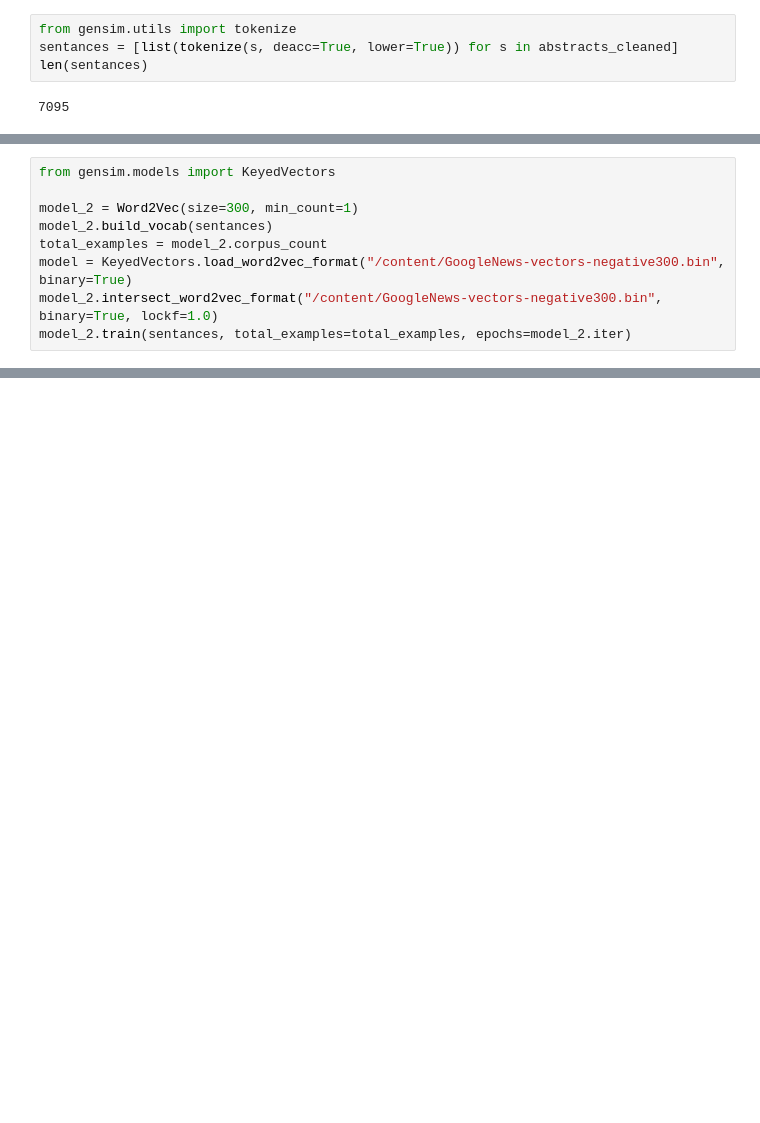
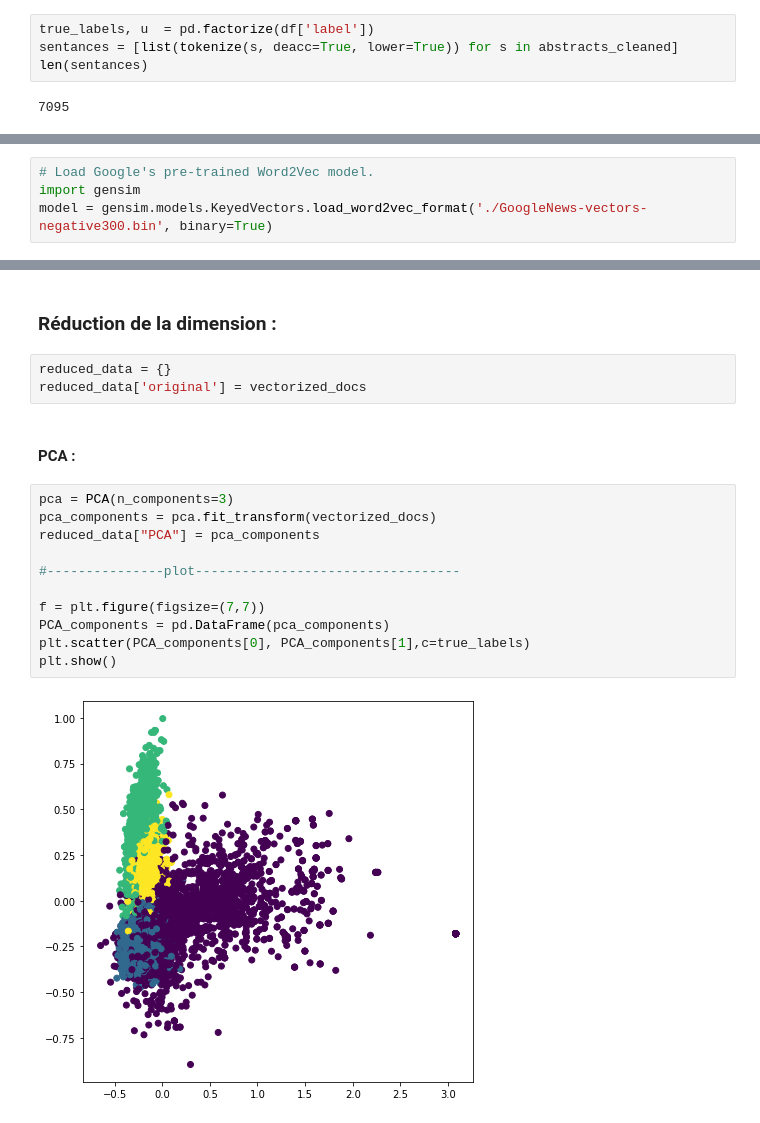
Before and after one commit to SeyfGoumeida/Projet_Mixt_Coclus_Partie1, a Jupyter notebook: Projet_Mixt_Coclus_Partie1.ipynb, the cells around one changed output, grey strips where cells are left out. Saved outputs shown, nothing was run; the diff lists cells and outputs as text; blank space fills up the shorter version.

```diff
--- a/Projet_Mixt_Coclus_Partie1.ipynb
+++ b/Projet_Mixt_Coclus_Partie1.ipynb
@@ -114,5 +117,5 @@ len(abstracts_cleaned)
 # %%
-from gensim.utils import tokenize
+true_labels, u  = pd.factorize(df['label'])
 sentances = [list(tokenize(s, deacc=True, lower=True)) for s in abstracts_cleaned]
 len(sentances)
 # %% [output]
@@ -169,9 +136,0 @@ display_closestwords_tsnescatterplot(model1, 'address', 100)
-# %%
-from gensim.models import KeyedVectors
-
-model_2 = Word2Vec(size=300, min_count=1)
-model_2.build_vocab(sentances)
-total_examples = model_2.corpus_count
-model = KeyedVectors.load_word2vec_format("/content/GoogleNews-vectors-negative300.bin", binary=True)
-model_2.intersect_word2vec_format("/content/GoogleNews-vectors-negative300.bin", binary=True, lockf=1.0)
-model_2.train(sentances, total_examples=total_examples, epochs=model_2.iter)
@@ -269,0 +137,4 @@ display_closestwords_tsnescatterplot(model1, 'key', 100)
+# %%
+# Load Google's pre-trained Word2Vec model.
+import gensim
+model = gensim.models.KeyedVectors.load_word2vec_format('./GoogleNews-vectors-negative300.bin', binary=True)
@@ -269,0 +184,20 @@ display_closestwords_tsnescatterplot(model1, 'key', 100)
+# %% [markdown]
+### **Réduction de la dimension :**
+# %%
+reduced_data = {}
+reduced_data['original'] = vectorized_docs
+# %% [markdown]
+#### **PCA** :
+# %%
+pca = PCA(n_components=3)
+pca_components = pca.fit_transform(vectorized_docs)
+reduced_data["PCA"] = pca_components
+
+#---------------plot----------------------------------
+
+f = plt.figure(figsize=(7,7))
+PCA_components = pd.DataFrame(pca_components)
+plt.scatter(PCA_components[0], PCA_components[1],c=true_labels)
+plt.show()
+# %% [output]
+[figure, added]
```
Also changed, not shown: parts of 56 cells of this notebook.
